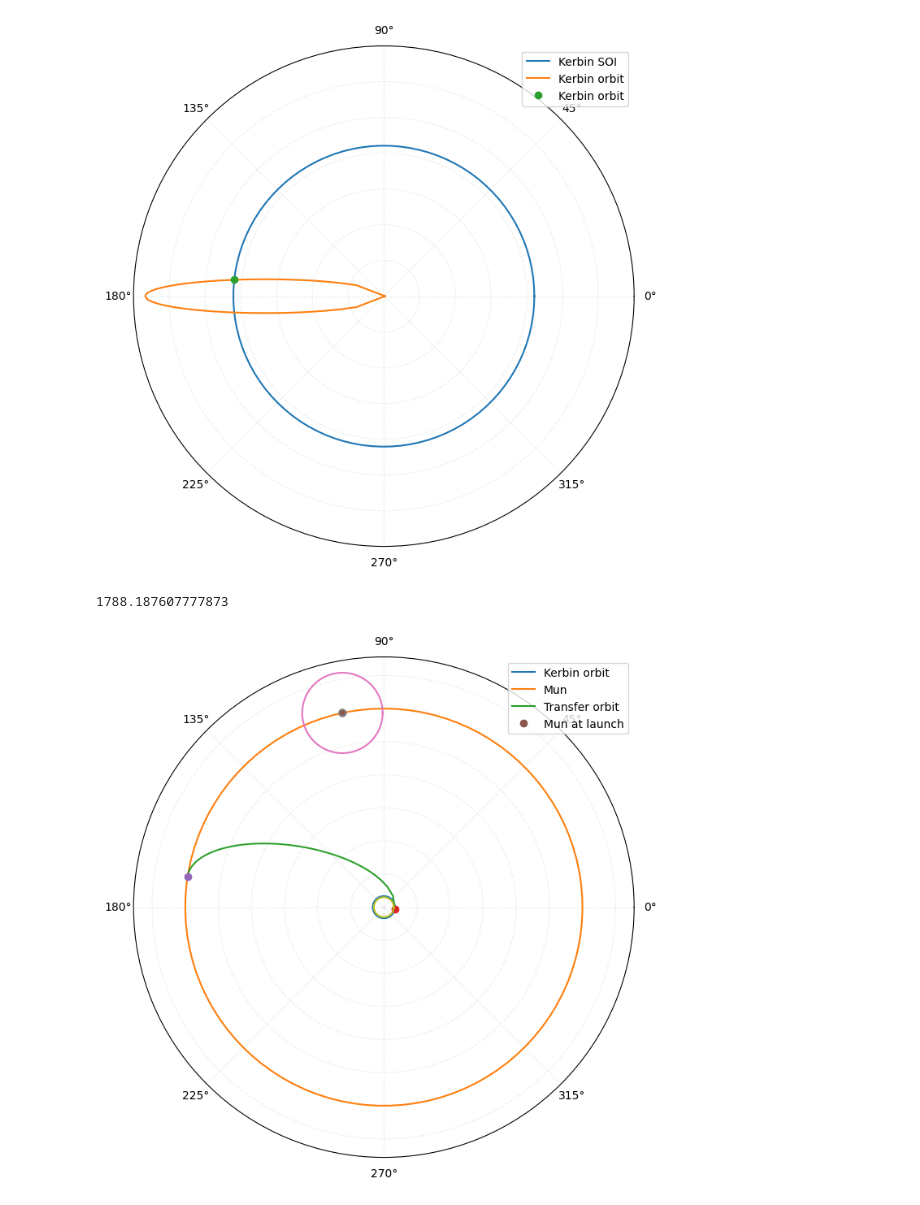
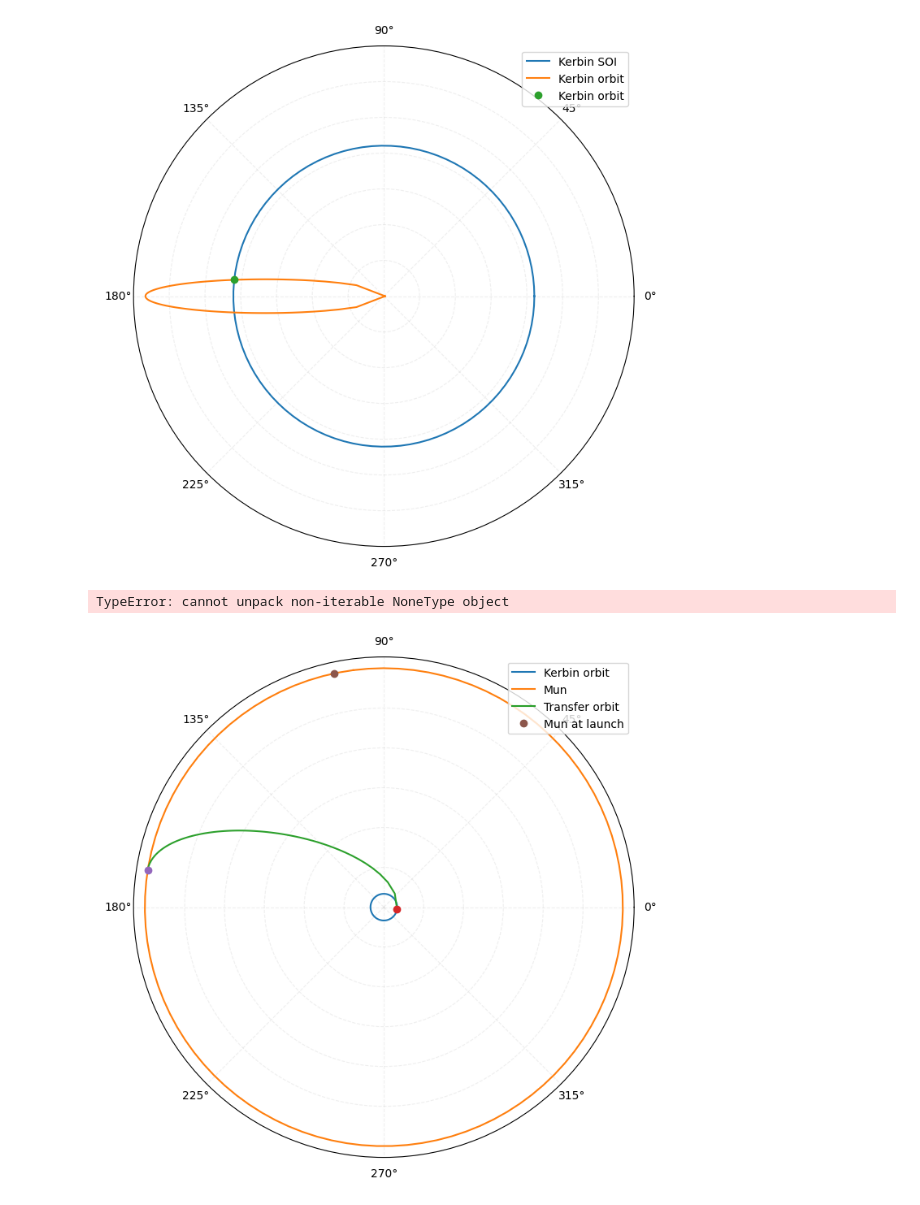
Before and after one commit to acsige/KSP, a Jupyter notebook: development.ipynb, the cells around one changed output. Saved outputs shown, nothing was run; the diff lists cells and outputs as text; code cells hidden in the pictures.

```diff
--- a/development.ipynb
+++ b/development.ipynb
@@ -15,17 +16,18 @@ print(HKO.primary.soi - HKO.calc_polar(t_leave)[0])
 0.23987916111946106
 [figure]
 # %%
-from KSP_module import Kerbol, Kerbin, Duna, Eve, Mun, Minmus
 LKO = ksp.orbit(Kerbin, min_alt = 70000.1, e=0)
 transfer3 = ksp.calc_window(LKO, Mun.orbit, 0)
 fig,ax = ksp.plot_hohmann_orbit(LKO, Mun, transfer3)
 
+t_soi, new_primary = LKO.calc_soi_change(transfer3.t_launch)
+
 print(transfer3.t_launch)
-ax = ksp.add_soi_to_plot(ax, Mun, transfer3.t_launch)
+ax = ksp.add_soi_to_plot(ax, Mun, t_soi)
 ax = ksp.add_planetary_body_to_plot(ax, Mun, transfer3.t_launch)
 ax = ksp.add_planetary_body_to_plot(ax, Kerbin, transfer3.t_launch, True)
 plt.show()
 print([ksp.pretty_date(transfer3.t_launch), transfer3.t_launch])
 # %% [output]
-1788.187607777873
+TypeError: cannot unpack non-iterable NoneType object
-[figure, old version]
+[figure, new version]
```
Also changed, not shown: parts of 2 cells of this notebook, 2 other files.
